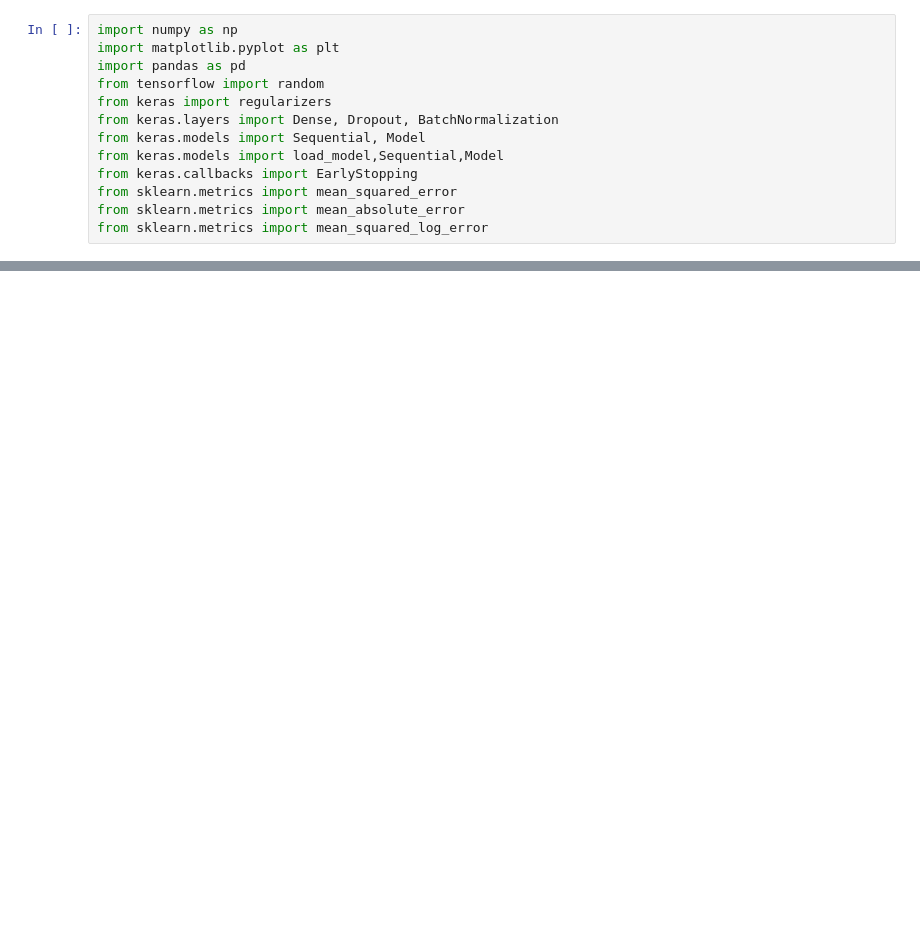
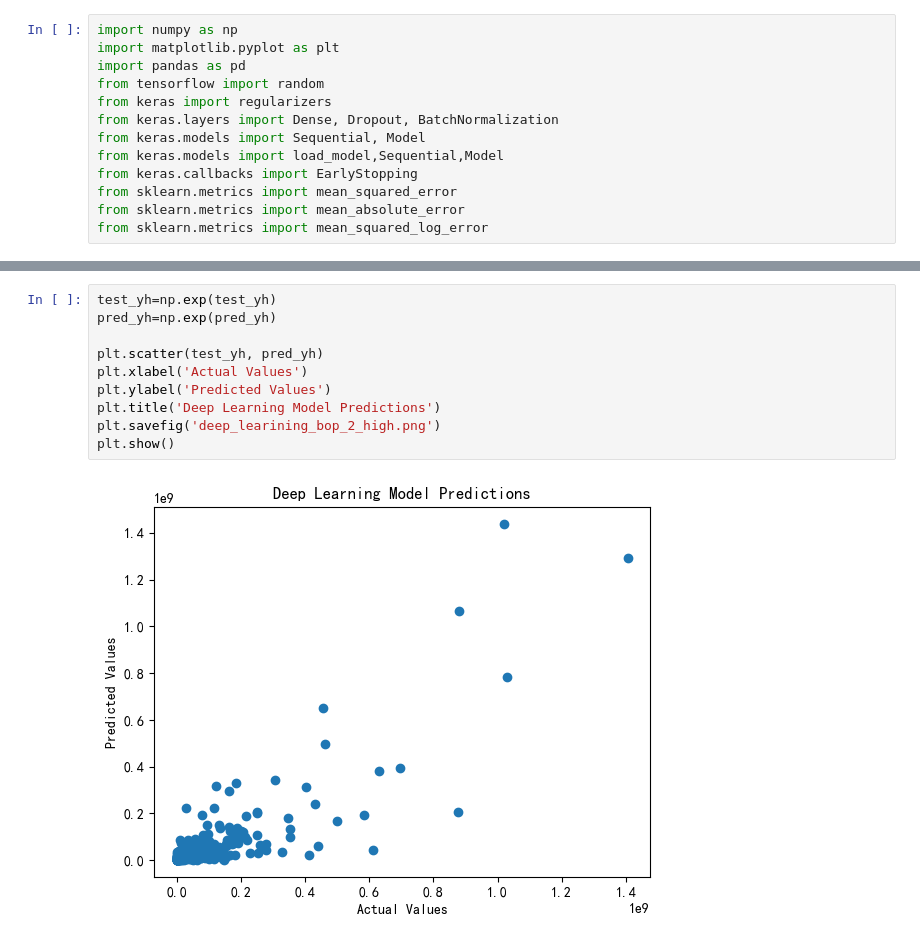
Before and after one commit to fire0027/Data-mining, a Jupyter notebook: TMDB_Box_Office_Prediction/deep_learning_model/deep_learning_model.ipynb, the cells around one changed output, grey strips where cells are left out. Cells and saved outputs as stored; diff of their text form; blank space fills up the shorter version.

```diff
--- a/TMDB_Box_Office_Prediction/deep_learning_model/deep_learning_model.ipynb
+++ b/TMDB_Box_Office_Prediction/deep_learning_model/deep_learning_model.ipynb
@@ -136,0 +213,12 @@ plt.show()
+# %%
+test_yh=np.exp(test_yh)
+pred_yh=np.exp(pred_yh)
+
+plt.scatter(test_yh, pred_yh)
+plt.xlabel('Actual Values')
+plt.ylabel('Predicted Values')
+plt.title('Deep Learning Model Predictions')
+plt.savefig('deep_learining_bop_2_high.png')
+plt.show()
+# %% [output]
+[figure, added]
```
Also changed, not shown: parts of 9 cells of this notebook, 7 other files.
